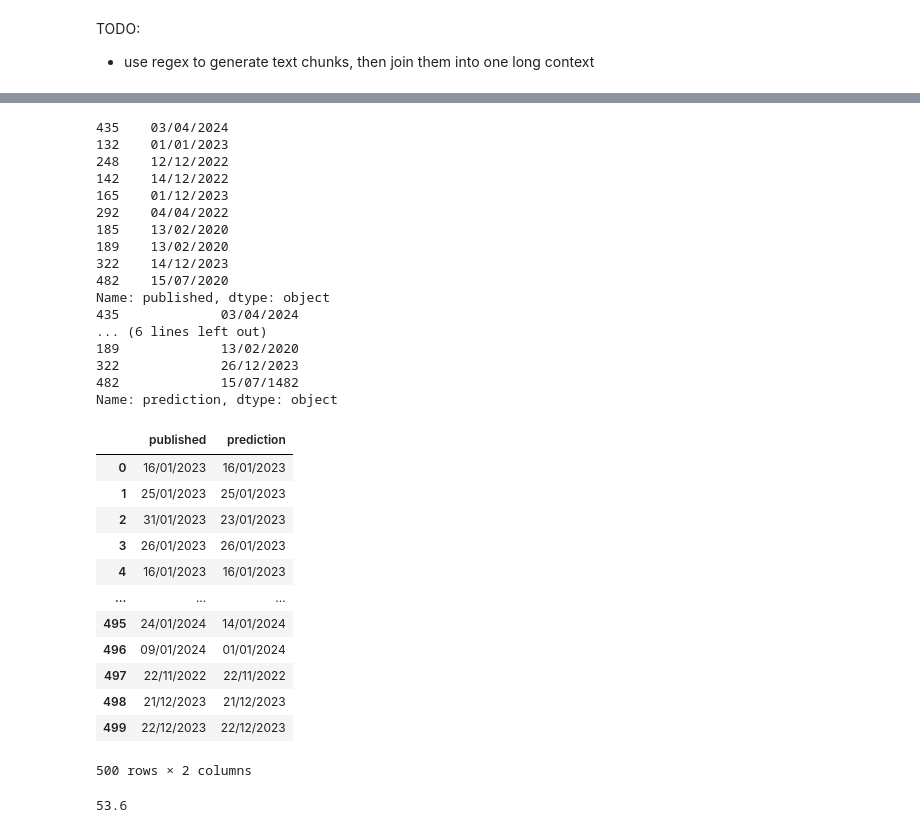
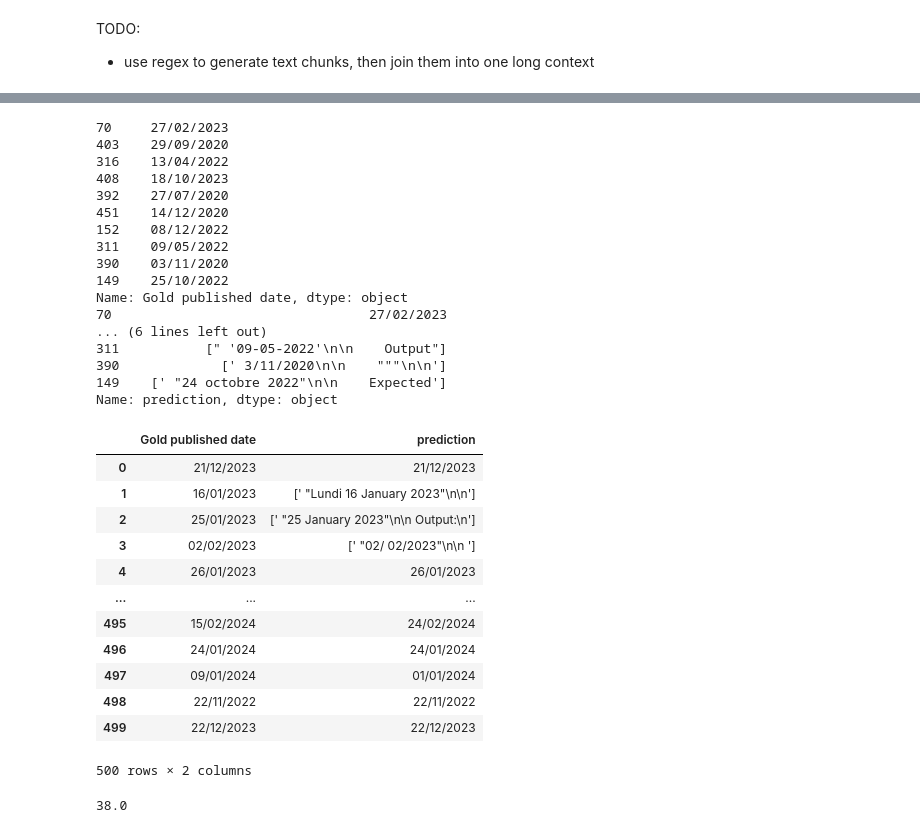
Before and after one commit to Alexanthos/publication-date-extractor, a Jupyter notebook: NLP_in_Industry_llamacpp.ipynb, the cells around one changed output, grey strips where cells are left out. Cells and saved outputs as stored; diff of their text form; code cells hidden in the pictures.

Commit message:
regex context +- 50 chars (lower accuracy)

```diff
--- a/NLP_in_Industry_llamacpp.ipynb
+++ b/NLP_in_Industry_llamacpp.ipynb
@@ -17,13 +31,13 @@ prompt_template = Template(
 # %%
 unsloth_checkpoint = "unsloth/Llama-3.2-1B-Instruct"
 model = AutoModelForCausalLM.from_pretrained(unsloth_checkpoint,
-                                             torch_dtype=torch.bfloat16)
+                                             load_in_8bit=True)
 
 tokenizer = AutoTokenizer.from_pretrained(unsloth_checkpoint)
 
 def llm_complete(prompt, max_tokens=2048, device = 'cuda', temperature=0.5):
     # Fill it
-    model.to(device)
+    # model.to(device)
     inputs = tokenizer(prompt, return_tensors="pt")
     inputs.to(device)
     outputs = model.generate(**inputs, max_new_tokens=max_tokens, temperature = temperature, pad_token_id=tokenizer.eos_token_id)
@@ -37,6 +54,6 @@ device = 'cuda' if torch.cuda.is_available() else 'cpu'
 TODO:
 - use regex to generate text chunks, then join them into one long context
 # %%
-df = pd.read_pickle('llamacpp.pkl')
+df = pd.read_pickle('df_2.pkl')
 df.sample(5)
 # %% [output]
@@ -56,43 +73,43 @@ def predict_date(document, temperature=0.5):
     else: return str(output)
 # %%
 test = df.sample(10)
-print(test['published'])
+print(test['Gold published date'])
 test['prediction'] = test.apply(lambda x: predict_date(str(x['regex_chunks'])+x['doc_id']), axis=1)
 print(test['prediction'])
 # %% [output]
-435    03/04/2024
-132    01/01/2023
-248    12/12/2022
-142    14/12/2022
-165    01/12/2023
-292    04/04/2022
-185    13/02/2020
-189    13/02/2020
-322    14/12/2023
-482    15/07/2020
-Name: published, dtype: object
-435             03/04/2024
+70     27/02/2023
+403    29/09/2020
+316    13/04/2022
+408    18/10/2023
+392    27/07/2020
+451    14/12/2020
+152    08/12/2022
+311    09/05/2022
+390    03/11/2020
+149    25/10/2022
+Name: Gold published date, dtype: object
+70                                 27/02/2023
 ... (6 lines left out)
-189             13/02/2020
-322             26/12/2023
-482             15/07/1482
+311           [" '09-05-2022'\n\n    Output"]
+390             [' 3/11/2020\n\n    """\n\n']
+149    [' "24 octobre 2022"\n\n    Expected']
 Name: prediction, dtype: object
 # %%
 df['prediction'] = df.apply(lambda x: predict_date(str(x['regex_chunks'])+x['doc_id']), axis=1)
 # %%
-df[['published','prediction']]
+df[['Gold published date','prediction']]
 # %% [output]
-|  | published | prediction |
-| 0 | 16/01/2023 | 16/01/2023 |
-| 1 | 25/01/2023 | 25/01/2023 |
-| 2 | 31/01/2023 | 23/01/2023 |
-| 3 | 26/01/2023 | 26/01/2023 |
-| 4 | 16/01/2023 | 16/01/2023 |
+|  | Gold published date | prediction |
+| 0 | 21/12/2023 | 21/12/2023 |
+| 1 | 16/01/2023 | [' "Lundi 16 January 2023"\n\n'] |
+| 2 | 25/01/2023 | [' "25 January 2023"\n\n Output:\n'] |
+| 3 | 02/02/2023 | [' "02/ 02/2023"\n\n '] |
+| 4 | 26/01/2023 | 26/01/2023 |
 | ... | ... | ... |
-| 495 | 24/01/2024 | 14/01/2024 |
-| 496 | 09/01/2024 | 01/01/2024 |
-| 497 | 22/11/2022 | 22/11/2022 |
-| 498 | 21/12/2023 | 21/12/2023 |
+| 495 | 15/02/2024 | 24/02/2024 |
+| 496 | 24/01/2024 | 24/01/2024 |
+| 497 | 09/01/2024 | 01/01/2024 |
+| 498 | 22/11/2022 | 22/11/2022 |
 | 499 | 22/12/2023 | 22/12/2023 |
 500 rows × 2 columns
 # %%
@@ -100,11 +117,11 @@ pattern = r"^\d{4}-\d{2}-\d{2}$"
 test = df[df["prediction"].str.match(pattern)]
 # %%
 from datetime import datetime
-accuracy = (df['published']==df['prediction']).mean() * 100
+accuracy = (df['Gold published date']==df['prediction']).mean() * 100
 print(accuracy)
 # accuracy = (pd.to_datetime(test["published"], format="%d/%m/%Y") == pd.to_datetime(test["prediction"], format="%Y-%m-%d")).mean() * 100
 # print(accuracy)
 # %% [output]
-53.6
+38.0
 # %%
 df.to_pickle('llamacpp.pkl')
```
Also changed, not shown: parts of 3 cells of this notebook.
